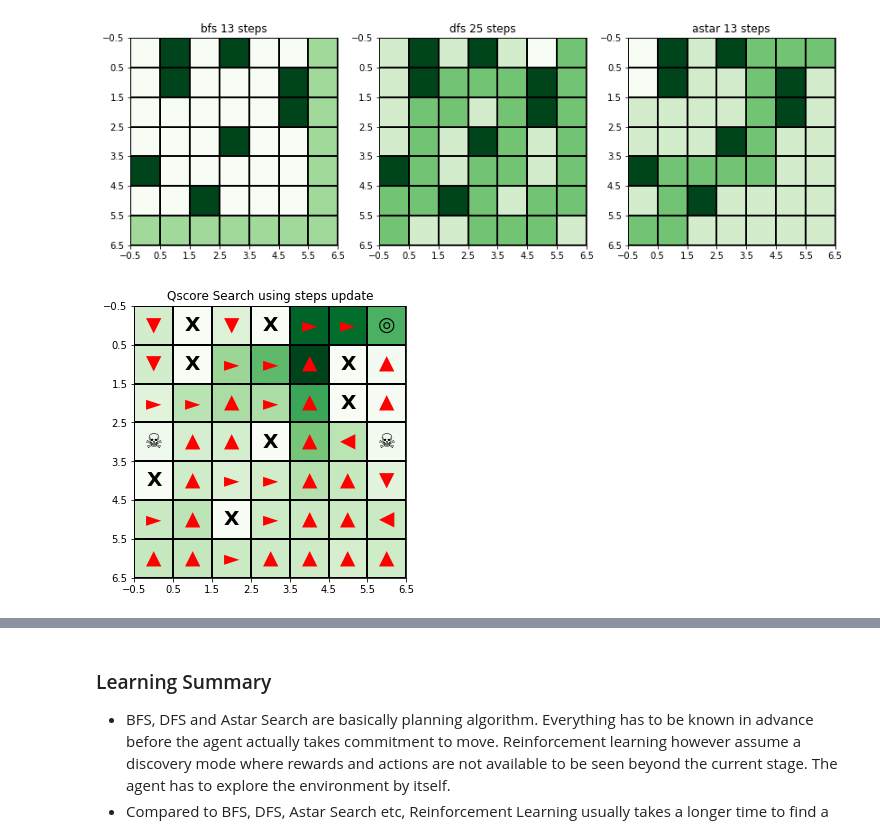
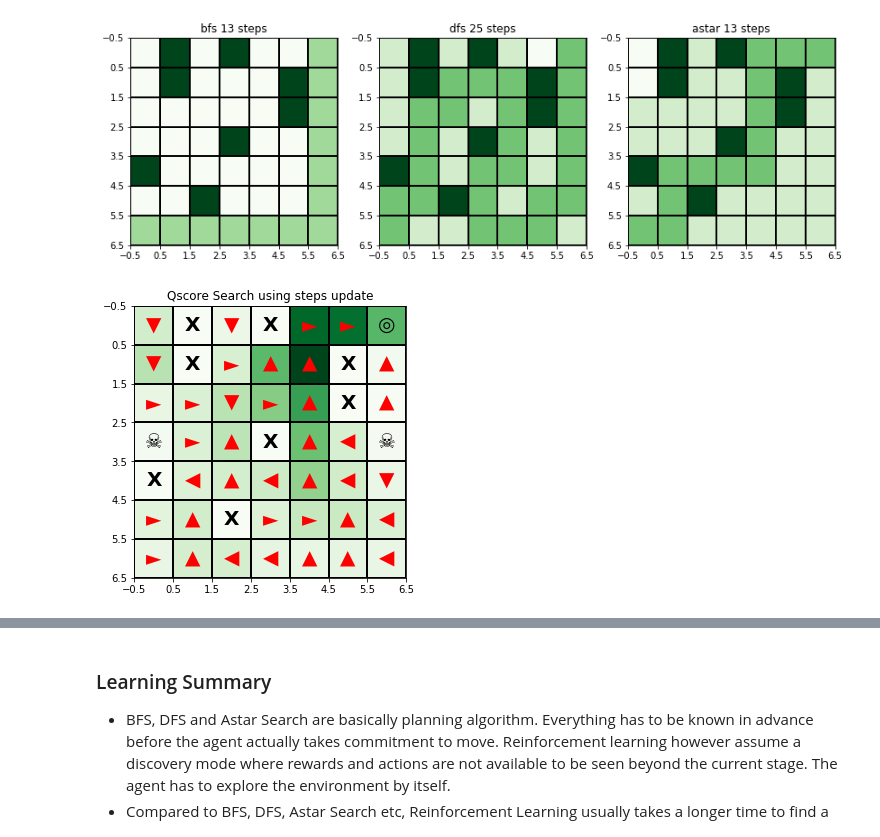
Before and after one commit to chihoxtra/reinforcement_learning, a Jupyter notebook: [PlayAround][Reinforcement Learning].ipynb, the cells around one changed output, grey strips where cells are left out. Saved outputs shown, nothing was run; the diff lists cells and outputs as text; code cells hidden in the pictures.

Commit message:
tried to implement eligibility method for temporal diff

```diff
--- a/[PlayAround][Reinforcement Learning].ipynb
+++ b/[PlayAround][Reinforcement Learning].ipynb
@@ -541,12 +557,12 @@ p1 = RL_Problem(dimension = (7,7),
 # %%
 ############### Method 1 ########################
 visitedPath = []
-s1 = RL_SearchAgent(p1, alpha = 0.1, gamma = 0.90, initialState = (1,1))
+s1 = RL_SearchAgent(p1, alpha = 0.1, gamma = 0.90, initialState = (1,1), useEligibility=True)
 
-visitedPath, QscoreDiffHist = s1.trainModelbyTemporalDifference(epoche=500, offPolicyThreshold=0.2)
+visitedPath, QscoreDiffHist = s1.trainModelbyTemporalDifference(epoche=3000, offPolicyThreshold=0.2)
 displayRLMaze(p1, s1, visitedPath,'Qscore Search using steps update')
 # %% [output]
-[figure, old version]
+[figure, new version]
 # %%
 plt.plot(QscoreDiffHist)
 # %% [output]
```
Also changed, not shown: parts of 8 cells of this notebook.
